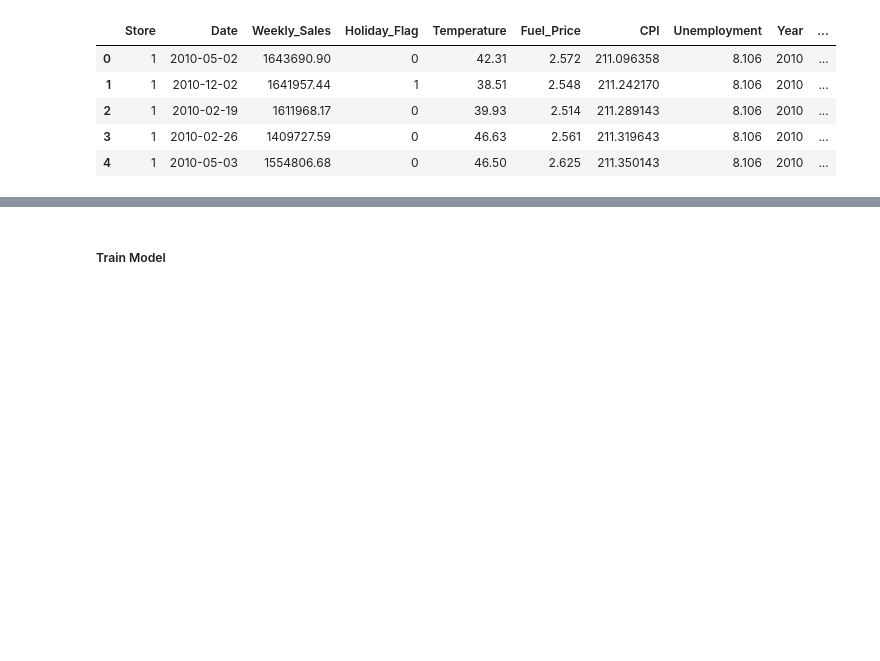
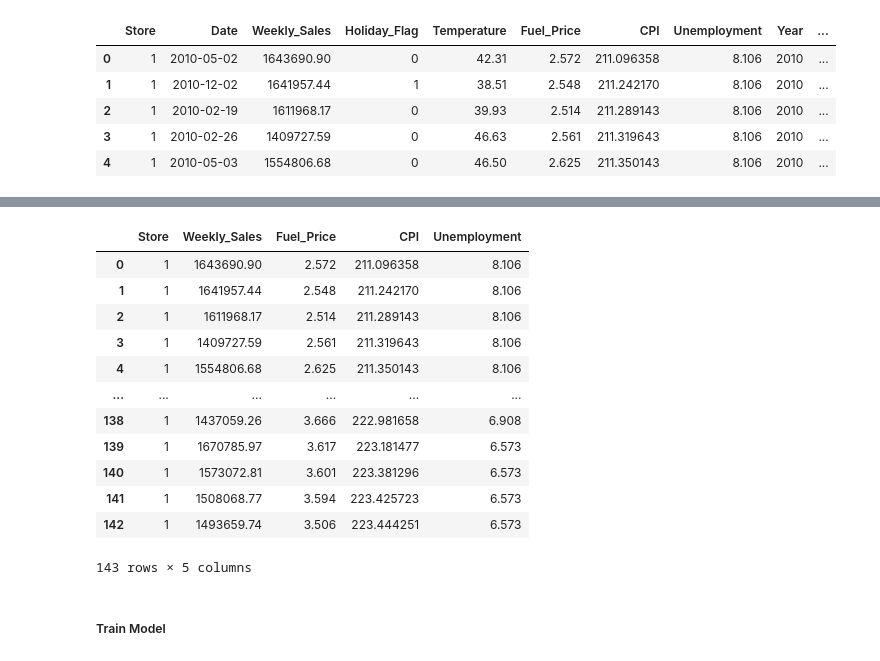
Before and after one commit to swarup4/Retail-Analysis-with-Walmart-Data, a Jupyter notebook: Walmart.ipynb, the cells around one changed output, grey strips where cells are left out. Cells and saved outputs as stored; diff of their text form; code cells hidden in the pictures; blank space fills up the shorter version.

```diff
--- a/Walmart.ipynb
+++ b/Walmart.ipynb
@@ -151,6 +167,22 @@ store1 = store1.drop(['Date', 'Temperature', 'Holiday_Flag', 'Year', 'Quarter',
 # %%
 import statsmodels.api as sm
 X = sm.add_constant(store1)
+# %%
+X
+# %% [output]
+|  | Store | Weekly_Sales | Fuel_Price | CPI | Unemployment |
+| 0 | 1 | 1643690.90 | 2.572 | 211.096358 | 8.106 |
+| 1 | 1 | 1641957.44 | 2.548 | 211.242170 | 8.106 |
+| 2 | 1 | 1611968.17 | 2.514 | 211.289143 | 8.106 |
+| 3 | 1 | 1409727.59 | 2.561 | 211.319643 | 8.106 |
+| 4 | 1 | 1554806.68 | 2.625 | 211.350143 | 8.106 |
+| ... | ... | ... | ... | ... | ... |
+| 138 | 1 | 1437059.26 | 3.666 | 222.981658 | 6.908 |
+| 139 | 1 | 1670785.97 | 3.617 | 223.181477 | 6.573 |
+| 140 | 1 | 1573072.81 | 3.601 | 223.381296 | 6.573 |
+| 141 | 1 | 1508068.77 | 3.594 | 223.425723 | 6.573 |
+| 142 | 1 | 1493659.74 | 3.506 | 223.444251 | 6.573 |
+143 rows × 5 columns
 # %% [markdown]
 ##### Train Model
 # %%
```
Also changed, not shown: parts of 15 cells of this notebook.
